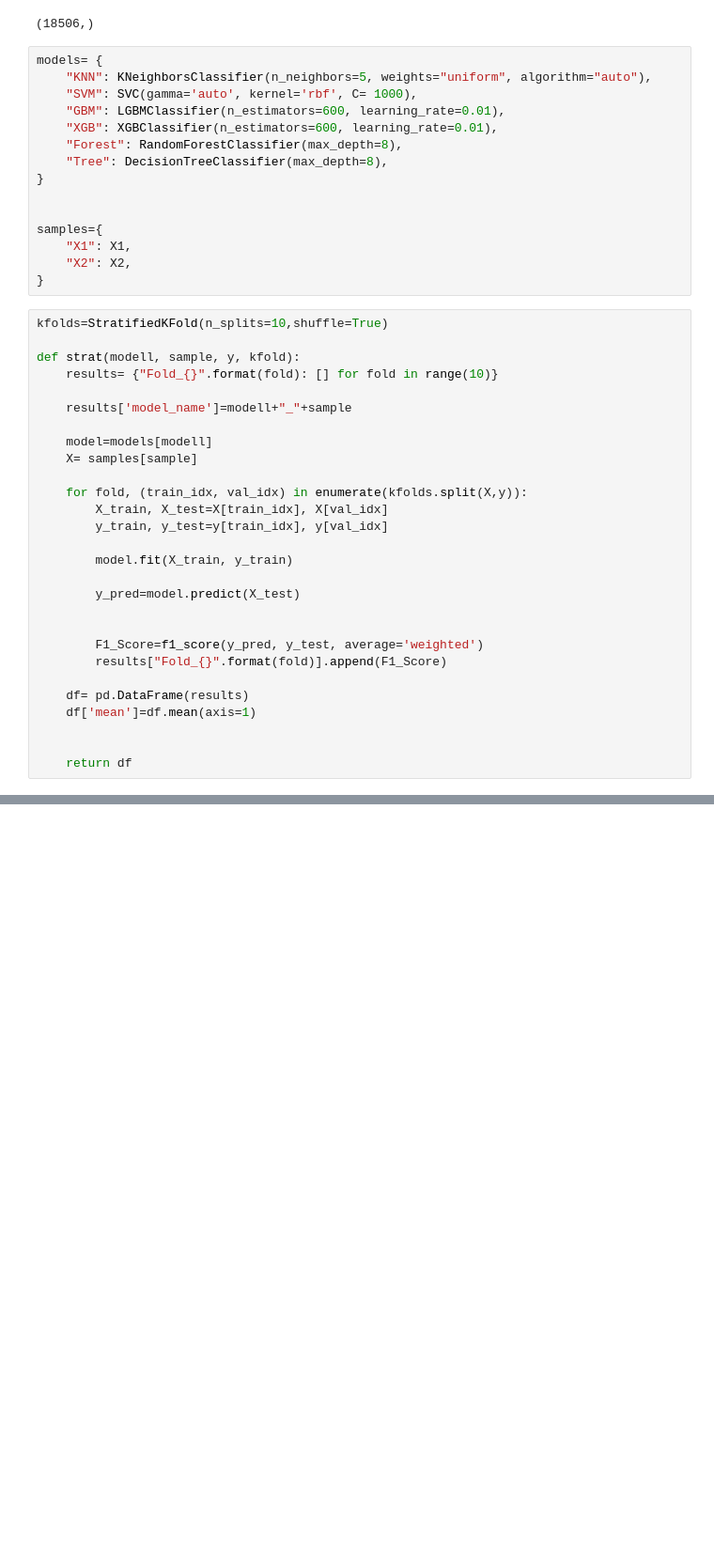
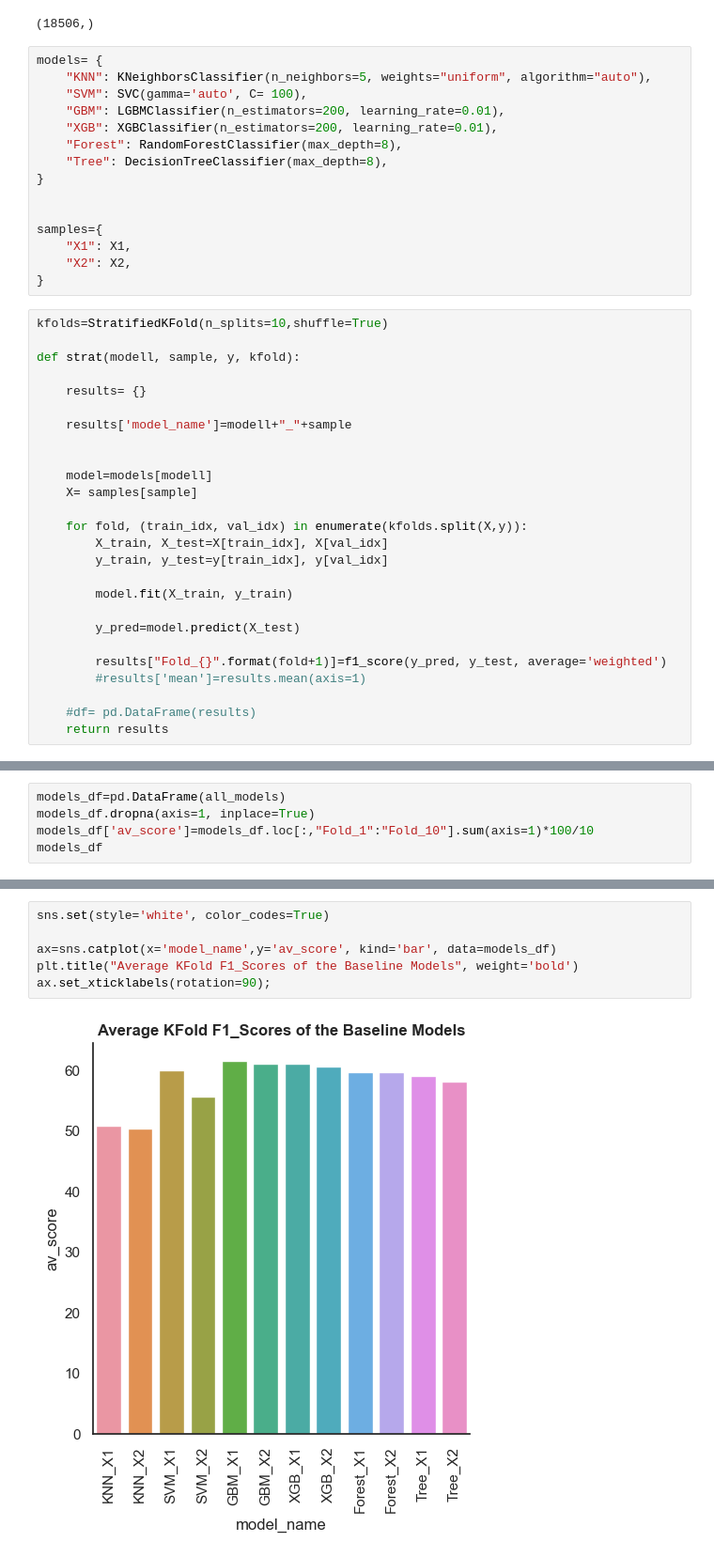
Before and after one commit to Njaramba-Riri/expenditure-prediction, a Jupyter notebook: Models/Joint.ipynb, the cells around one changed output, grey strips where cells are left out. Shown: that part at 94% size. Drawn from its saved outputs; the diff is of its cells as text; blank space fills up the shorter version.

```diff
--- a/Models/Joint.ipynb
+++ b/Models/Joint.ipynb
@@ -61,9 +61,9 @@ y.shape
 # %%
 models= {
     "KNN": KNeighborsClassifier(n_neighbors=5, weights="uniform", algorithm="auto"),
-    "SVM": SVC(gamma='auto', kernel='rbf', C= 1000),
-    "GBM": LGBMClassifier(n_estimators=600, learning_rate=0.01),
-    "XGB": XGBClassifier(n_estimators=600, learning_rate=0.01),
+    "SVM": SVC(gamma='auto', C= 100),
+    "GBM": LGBMClassifier(n_estimators=200, learning_rate=0.01),
+    "XGB": XGBClassifier(n_estimators=200, learning_rate=0.01),
     "Forest": RandomForestClassifier(max_depth=8),
     "Tree": DecisionTreeClassifier(max_depth=8),
 }
@@ -77,9 +77,11 @@ samples={
 kfolds=StratifiedKFold(n_splits=10,shuffle=True)
 
 def strat(modell, sample, y, kfold):
-    results= {"Fold_{}".format(fold): [] for fold in range(10)}
+
+    results= {}
 
     results['model_name']=modell+"_"+sample
+
 
     model=models[modell]
     X= samples[sample]
@@ -92,15 +94,11 @@ def strat(modell, sample, y, kfold):
 
         y_pred=model.predict(X_test)
 
+        results["Fold_{}".format(fold+1)]=f1_score(y_pred, y_test, average='weighted')
+        #results['mean']=results.mean(axis=1)
 
-        F1_Score=f1_score(y_pred, y_test, average='weighted')
-        results["Fold_{}".format(fold)].append(F1_Score)
-
-    df= pd.DataFrame(results)
-    df['mean']=df.mean(axis=1)
-
-
-    return df
+    #df= pd.DataFrame(results)
+    return results
 # %%
 all_models=[]
 
@@ -118,0 +127,5 @@ Model: XGB_X1......
+# %%
+models_df=pd.DataFrame(all_models)
+models_df.dropna(axis=1, inplace=True)
+models_df['av_score']=models_df.loc[:,"Fold_1":"Fold_10"].sum(axis=1)*100/10
+models_df
@@ -118,0 +169,8 @@ Model: XGB_X1......
+# %%
+sns.set(style='white', color_codes=True)
+
+ax=sns.catplot(x='model_name',y='av_score', kind='bar', data=models_df)
+plt.title("Average KFold F1_Scores of the Baseline Models", weight='bold')
+ax.set_xticklabels(rotation=90);
+# %% [output]
+[figure, added]
```
Also changed, not shown: parts of 7 cells of this notebook, 2 other files.
